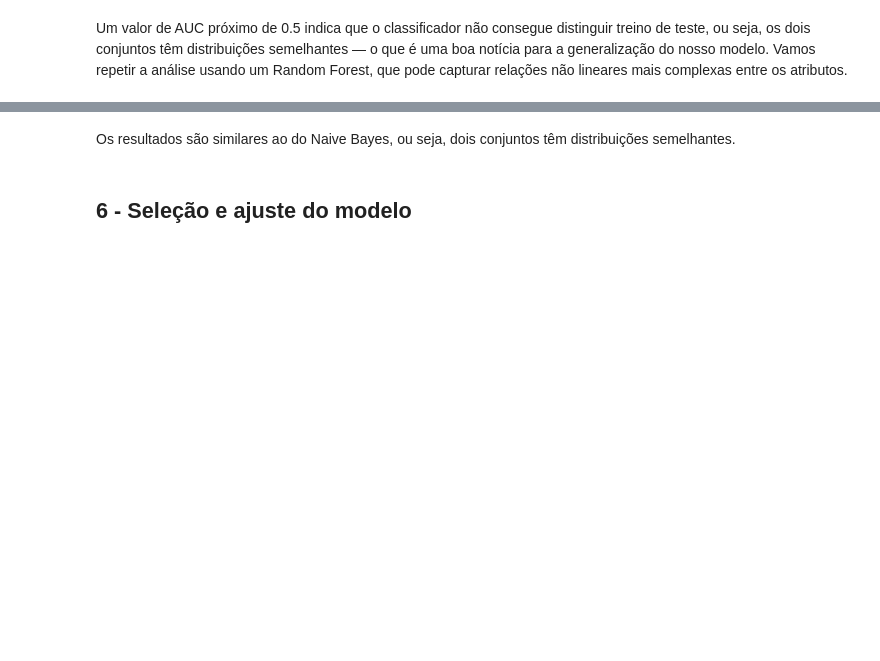
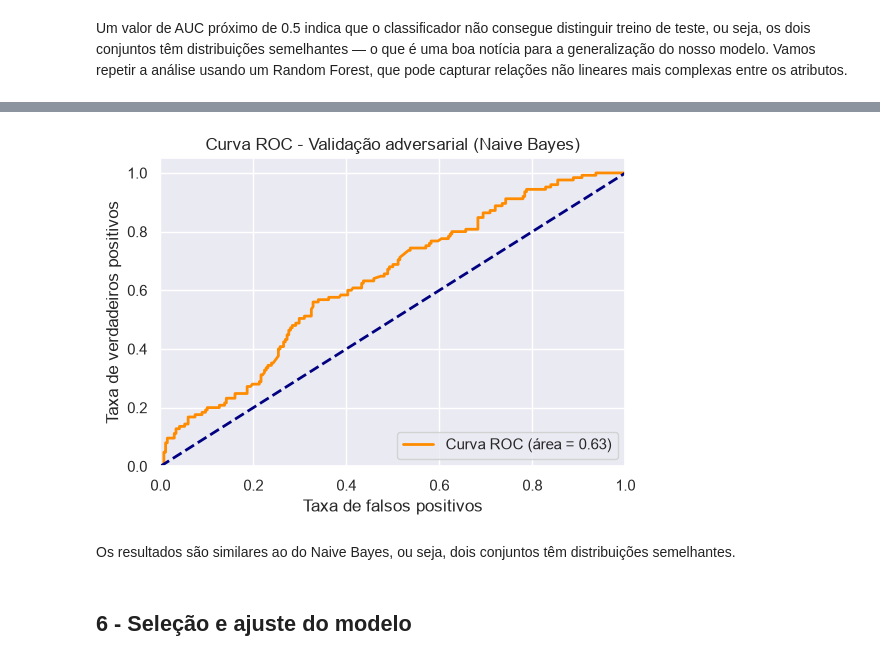
Before and after one commit to saulosgil/CursoMLeCD-USP, a Jupyter notebook: 14-Projeto_titanic/Aula15_Projeto-CD.ipynb, the cells around one changed output, grey strips where cells are left out. Saved outputs shown, nothing was run; the diff lists cells and outputs as text; code cells hidden in the pictures; blank space fills up the shorter version.

```diff
--- a/14-Projeto_titanic/Aula15_Projeto-CD.ipynb
+++ b/14-Projeto_titanic/Aula15_Projeto-CD.ipynb
@@ -668,4 +675,20 @@ Melhor AUC na validação cruzada: 0.6582308780000377
 AUC no conjunto de teste (validação adversarial): 0.6336567164179103
+# %%
+fpr_nb, tpr_nb, thresholds_nb = roc_curve(y_test_adv, y_pred_adv)
+roc_auc_nb = auc(fpr_nb, tpr_nb)
+
+plt.figure(figsize=(6, 4))
+plt.plot(fpr_nb, tpr_nb, color='darkorange', lw=2, label='Curva ROC (área = %0.2f)' % roc_auc_nb)
+plt.plot([0, 1], [0, 1], color='navy', lw=2, linestyle='--')
+plt.xlim([0.0, 1.0])
+plt.ylim([0.0, 1.05])
+plt.xlabel('Taxa de falsos positivos')
+plt.ylabel('Taxa de verdadeiros positivos')
+plt.title('Curva ROC - Validação adversarial (Naive Bayes)')
+plt.legend(loc='lower right')
+plt.show()
+# %% [output]
+[figure, added]
 # %% [markdown]
 Os resultados são similares ao do Naive Bayes, ou seja, dois conjuntos têm distribuições semelhantes.
 # %% [markdown]
```
Also changed, not shown: parts of 23 cells of this notebook, 1 other file.
